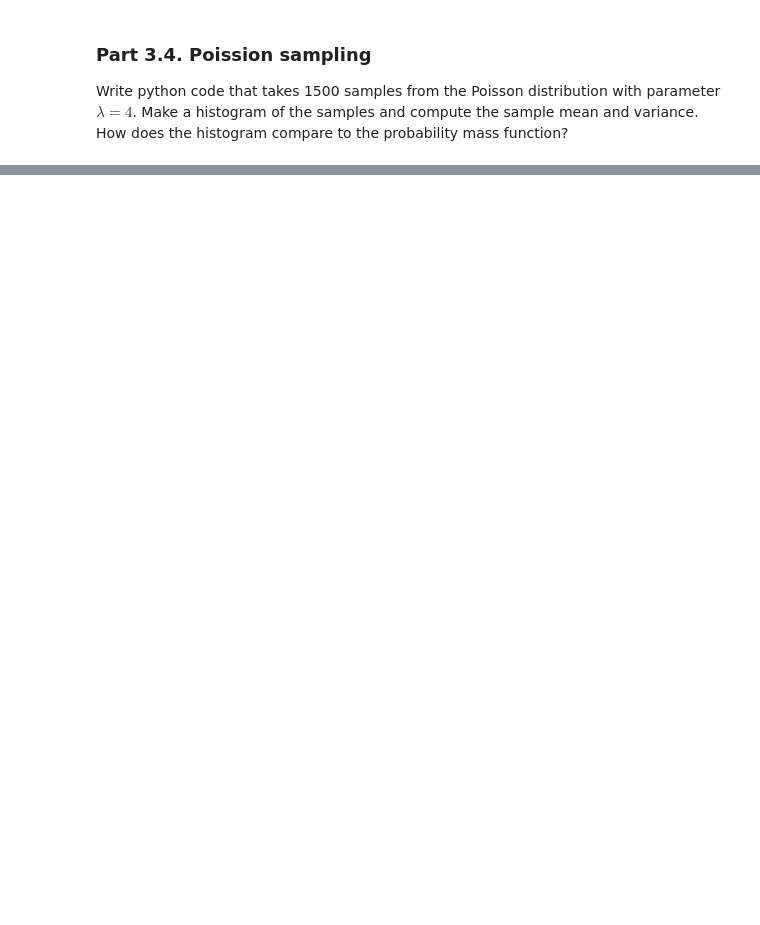
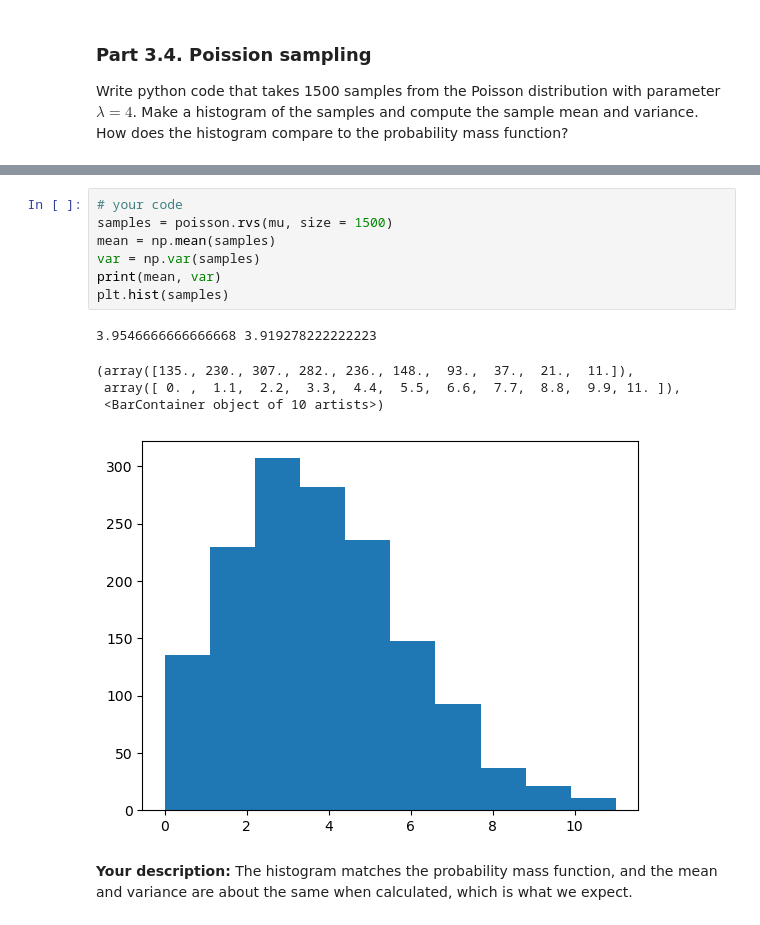
Before and after one commit to lissafriz/2023-datascience-homework, a Jupyter notebook: HW2/HW2.ipynb, the cells around one changed output, grey strips where cells are left out. Drawn from its saved outputs; the diff is of its cells as text; blank space fills up the shorter version.

```diff
--- a/HW2/HW2.ipynb
+++ b/HW2/HW2.ipynb
@@ -433,0 +463,15 @@ Write python code that takes 1500 samples from the Poisson distribution with par
+# %%
+# your code
+samples = poisson.rvs(mu, size = 1500)
+mean = np.mean(samples)
+var = np.var(samples)
+print(mean, var)
+plt.hist(samples)
+# %% [output]
+3.9546666666666668 3.919278222222223
+(array([135., 230., 307., 282., 236., 148.,  93.,  37.,  21.,  11.]),
+ array([ 0. ,  1.1,  2.2,  3.3,  4.4,  5.5,  6.6,  7.7,  8.8,  9.9, 11. ]),
+ <BarContainer object of 10 artists>)
+[figure, added]
+# %% [markdown]
+**Your description:** The histogram matches the probability mass function, and the mean and variance are about the same when calculated, which is what we expect.
```
Also changed, not shown: parts of 21 cells of this notebook.
